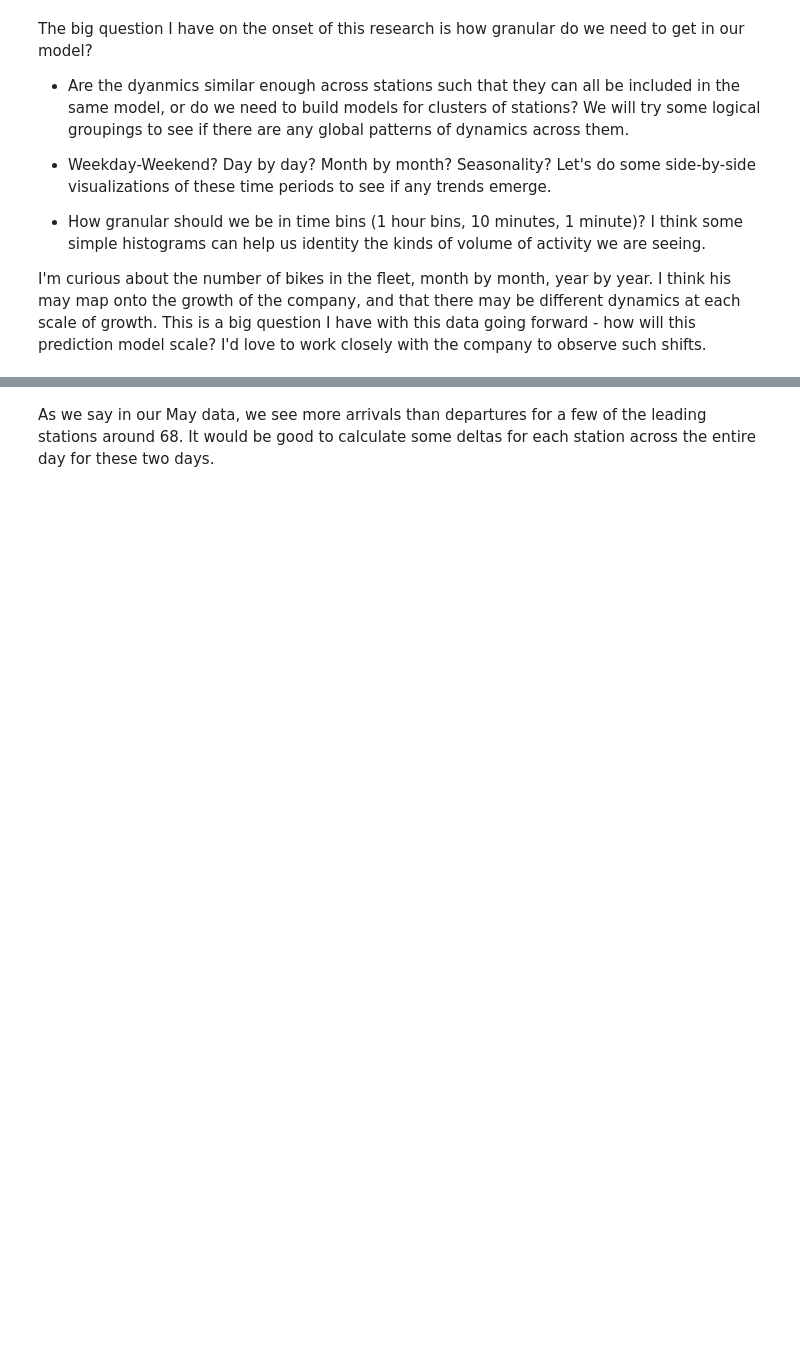
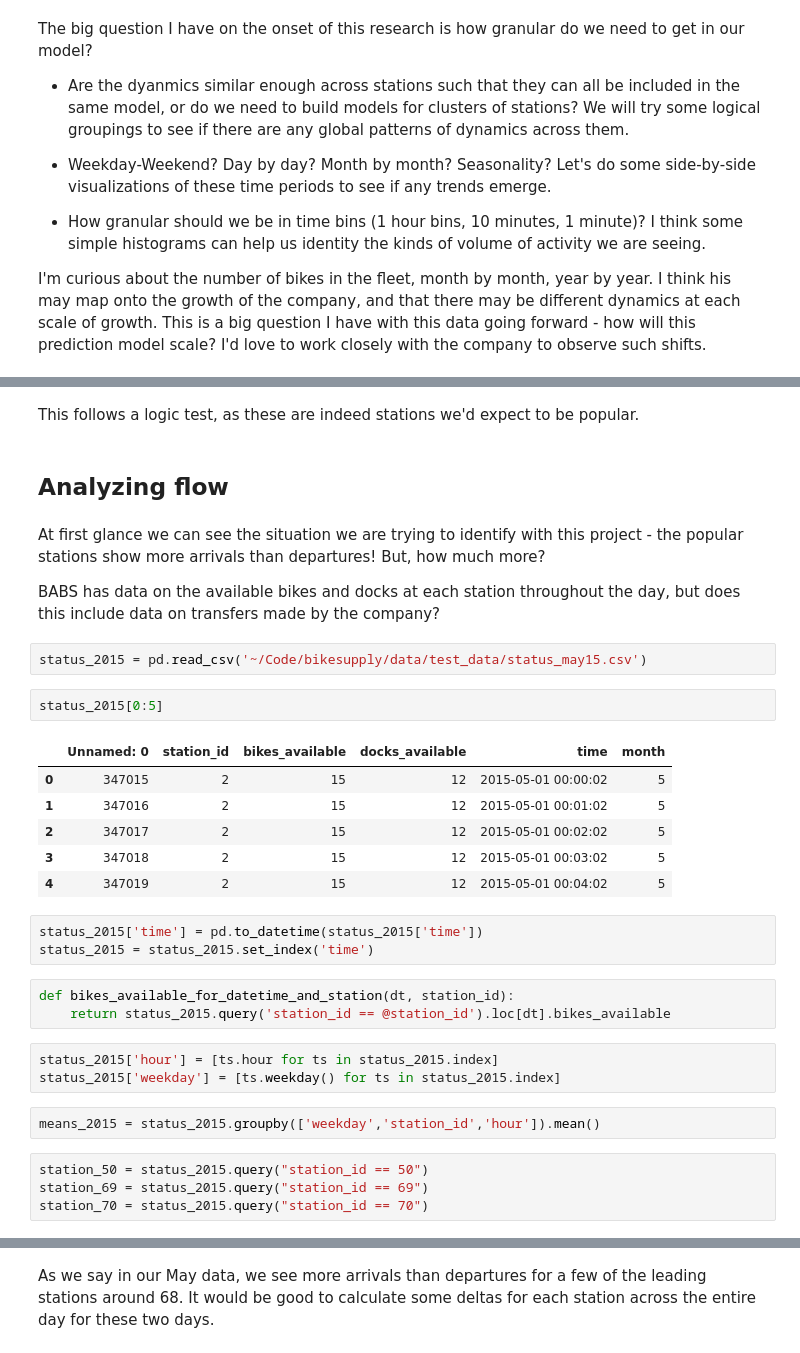
Before and after one commit to SioKCronin/bikesupply, a Jupyter notebook: EDA/EDA.ipynb, the cells around one changed output, grey strips where cells are left out. Drawn from its saved outputs; the diff is of its cells as text; blank space fills up the shorter version.

```diff
--- a/EDA/EDA.ipynb
+++ b/EDA/EDA.ipynb
@@ -14,0 +104,34 @@ I'm curious about the number of bikes in the fleet, month by month, year by year
+# %% [markdown]
+This follows a logic test, as these are indeed stations we'd expect to be popular.
+# %% [markdown]
+## Analyzing flow
+# %% [markdown]
+At first glance we can see the situation we are trying to identify with this project - the popular stations show more arrivals than departures! But, how much more?
+
+BABS has data on the available bikes and docks at each station throughout the day, but does this include data on transfers made by the company?
+# %%
+status_2015 = pd.read_csv('~/Code/bikesupply/data/test_data/status_may15.csv')
+# %%
+status_2015[0:5]
+# %% [output]
+|  | Unnamed: 0 | station_id | bikes_available | docks_available | time | month |
+| 0 | 347015 | 2 | 15 | 12 | 2015-05-01 00:00:02 | 5 |
+| 1 | 347016 | 2 | 15 | 12 | 2015-05-01 00:01:02 | 5 |
+| 2 | 347017 | 2 | 15 | 12 | 2015-05-01 00:02:02 | 5 |
+| 3 | 347018 | 2 | 15 | 12 | 2015-05-01 00:03:02 | 5 |
+| 4 | 347019 | 2 | 15 | 12 | 2015-05-01 00:04:02 | 5 |
+# %%
+status_2015['time'] = pd.to_datetime(status_2015['time'])
+status_2015 = status_2015.set_index('time')
+# %%
+def bikes_available_for_datetime_and_station(dt, station_id):
+    return status_2015.query('station_id == @station_id').loc[dt].bikes_available
+# %%
+status_2015['hour'] = [ts.hour for ts in status_2015.index]
+status_2015['weekday'] = [ts.weekday() for ts in status_2015.index]
+# %%
+means_2015 = status_2015.groupby(['weekday','station_id','hour']).mean()
+# %%
+station_50 = status_2015.query("station_id == 50")
+station_69 = status_2015.query("station_id == 69")
+station_70 = status_2015.query("station_id == 70")
```
Also changed, not shown: parts of 38 cells of this notebook, 1 other file.
